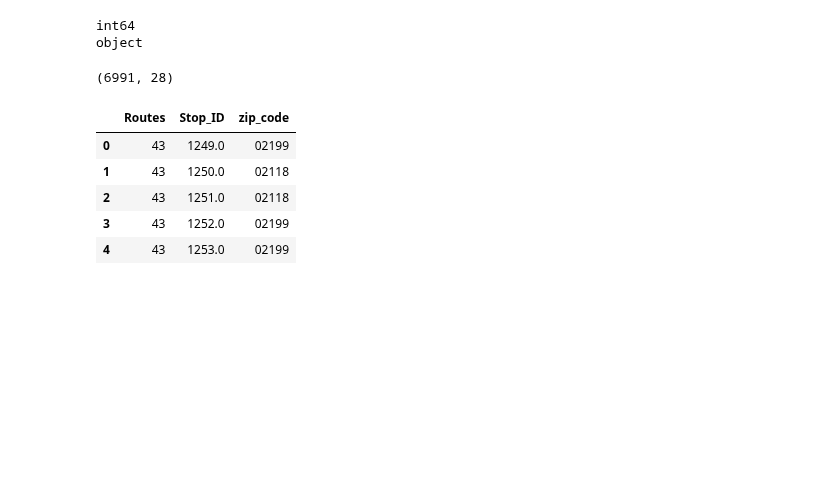
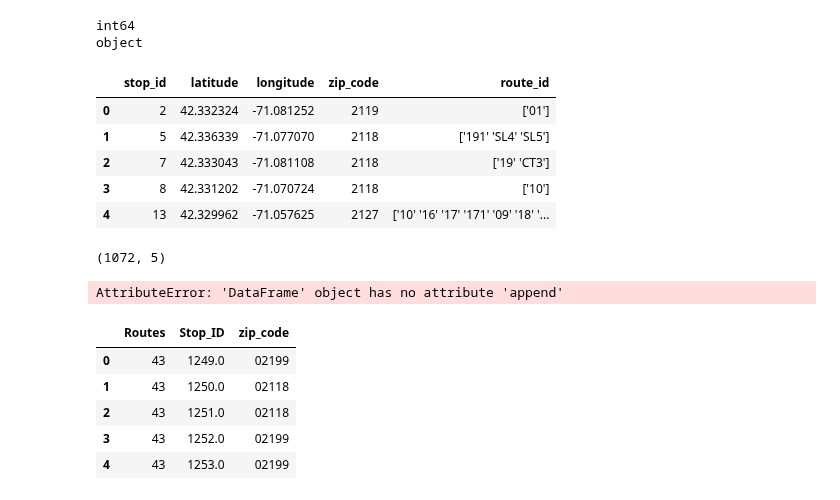
Before and after one commit to BU-Spark/ds-boston-transit-performance, a Jupyter notebook: fa23-team-c/MergingNeighbourhoodstoRoutes.ipynb, the cells around one changed output. Saved outputs shown, nothing was run; the diff lists cells and outputs as text; code cells hidden in the pictures; blank space fills up the shorter version.

```diff
--- a/fa23-team-c/MergingNeighbourhoodstoRoutes.ipynb
+++ b/fa23-team-c/MergingNeighbourhoodstoRoutes.ipynb
@@ -4,29 +4,41 @@ import numpy as np
 import matplotlib.pyplot as plt
 import seaborn as sns
 # %%
-bus_stops = pd.read_csv('bus_stops_with_zip_codes_open.csv')
-census_data = pd.read_csv('census_data.csv')
+stops_with_zip_codes = pd.read_csv('data/bus_stops_with_zip_codes_open_new.csv')
+stops = pd.read_csv('data/stops.csv')
+census_data = pd.read_csv('data/census_data.csv')
+bus_stops = pd.merge(stops_with_zip_codes, stops[['stop_id', 'route_id']], on='stop_id', how='inner')
 print(bus_stops['zip_code'].dtype)
 print(census_data['zipcode'].dtype)
 bus_stops['zip_code'] = bus_stops['zip_code'].astype(str)
+bus_stops['stop_id'] = bus_stops['stop_id'].astype(int)
+bus_stops.head()
 # %% [output]
 int64
 object
+|  | stop_id | latitude | longitude | zip_code | route_id |
+| 0 | 2 | 42.332324 | -71.081252 | 2119 | ['01'] |
+| 1 | 5 | 42.336339 | -71.077070 | 2118 | ['191' 'SL4' 'SL5'] |
+| 2 | 7 | 42.333043 | -71.081108 | 2118 | ['19' 'CT3'] |
+| 3 | 8 | 42.331202 | -71.070724 | 2118 | ['10'] |
+| 4 | 13 | 42.329962 | -71.057625 | 2127 | ['10' '16' '17' '171' '09' '18' '... |
 # %%
 bus_stops.shape
 # %% [output]
-(6991, 28)
+(1072, 5)
 # %%
 result_df = pd.DataFrame()
 for idx, row in bus_stops.iterrows():
-    # Split the 'Routes', 'Stop_ID', and 'zip_code' lists
-    routes = row['Routes'].split(', ')
-    stop_ids = row['Stop_ID']
+    # Split the 'route_id', 'stop_id', and 'zip_code' lists
+    routes = row['route_id'].split(' ')
+    stop_ids = row['stop_id']
     zip_codes = row['zip_code']
 
     # Create separate rows for each route with corresponding stop IDs and zip codes
     for i, route in enumerate(routes):
         result_df = result_df.append({'Routes': route, 'Stop_ID': stop_ids, 'zip_code': zip_codes}, ignore_index=True)
+# %% [output]
+AttributeError: 'DataFrame' object has no attribute 'append'
 # %%
 result_df['zip_code'] = result_df['zip_code'].astype(str).apply(lambda x: '0' + x if len(x) == 4 else x)
 # %%
```
Also changed, not shown: parts of 3 cells of this notebook, 6 other files.
